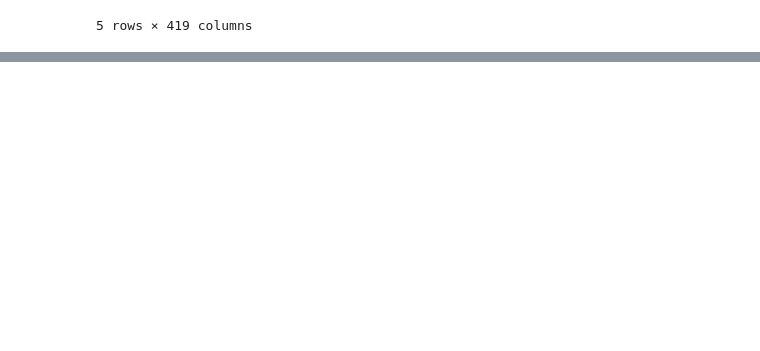
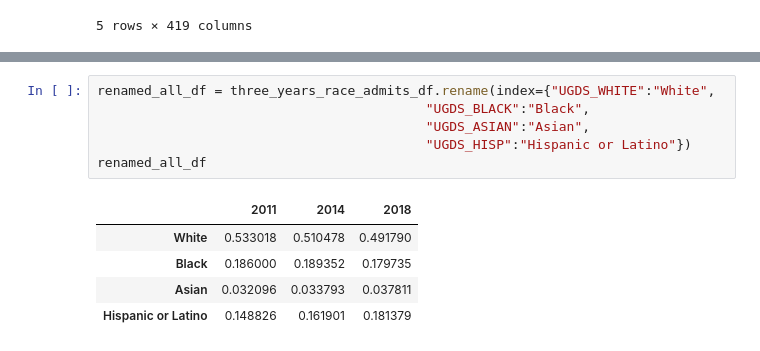
Before and after one commit to cullen-andrews/project-one, a Jupyter notebook: college_data.ipynb, the cells around one changed output, grey strips where cells are left out. Drawn from its saved outputs; the diff is of its cells as text; blank space fills up the shorter version.

```diff
--- a/college_data.ipynb
+++ b/college_data.ipynb
@@ -112,0 +115,12 @@ three_years_race_admits_df
+# %%
+renamed_all_df = three_years_race_admits_df.rename(index={"UGDS_WHITE":"White",
+                                          "UGDS_BLACK":"Black",
+                                          "UGDS_ASIAN":"Asian",
+                                          "UGDS_HISP":"Hispanic or Latino"})
+renamed_all_df
+# %% [output]
+|  | 2011 | 2014 | 2018 |
+| White | 0.533018 | 0.510478 | 0.491790 |
+| Black | 0.186000 | 0.189352 | 0.179735 |
+| Asian | 0.032096 | 0.033793 | 0.037811 |
+| Hispanic or Latino | 0.148826 | 0.161901 | 0.181379 |
```
Also changed, not shown: parts of 10 cells of this notebook, 3 other files.
